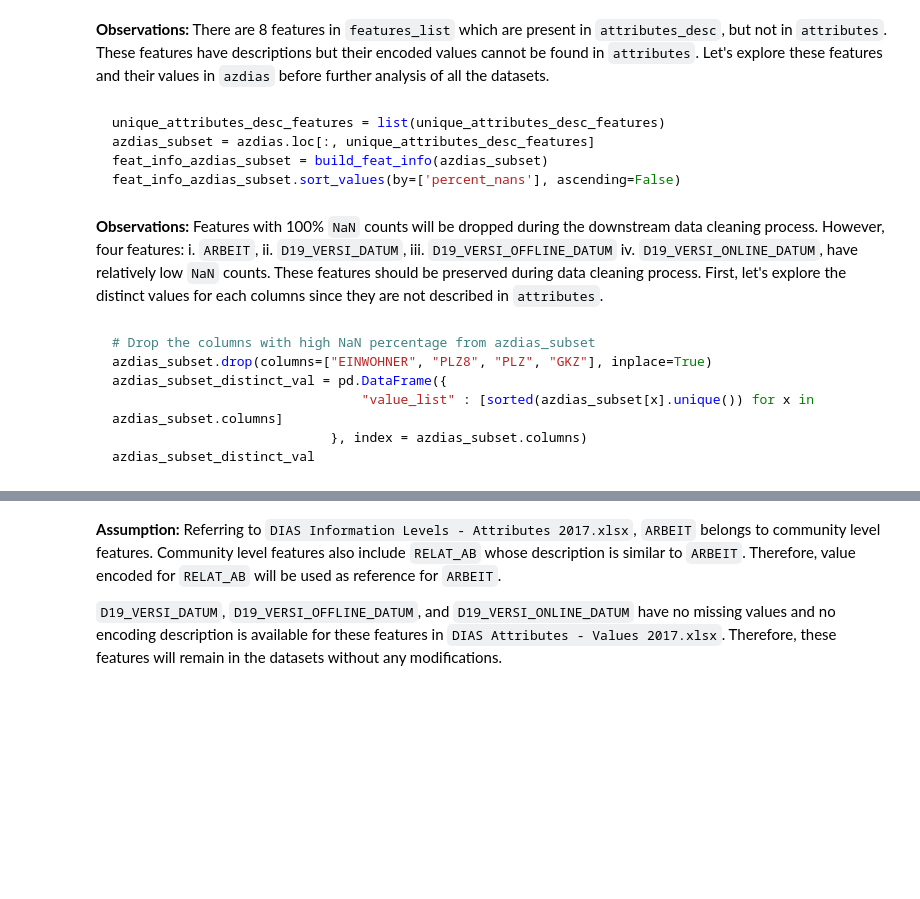
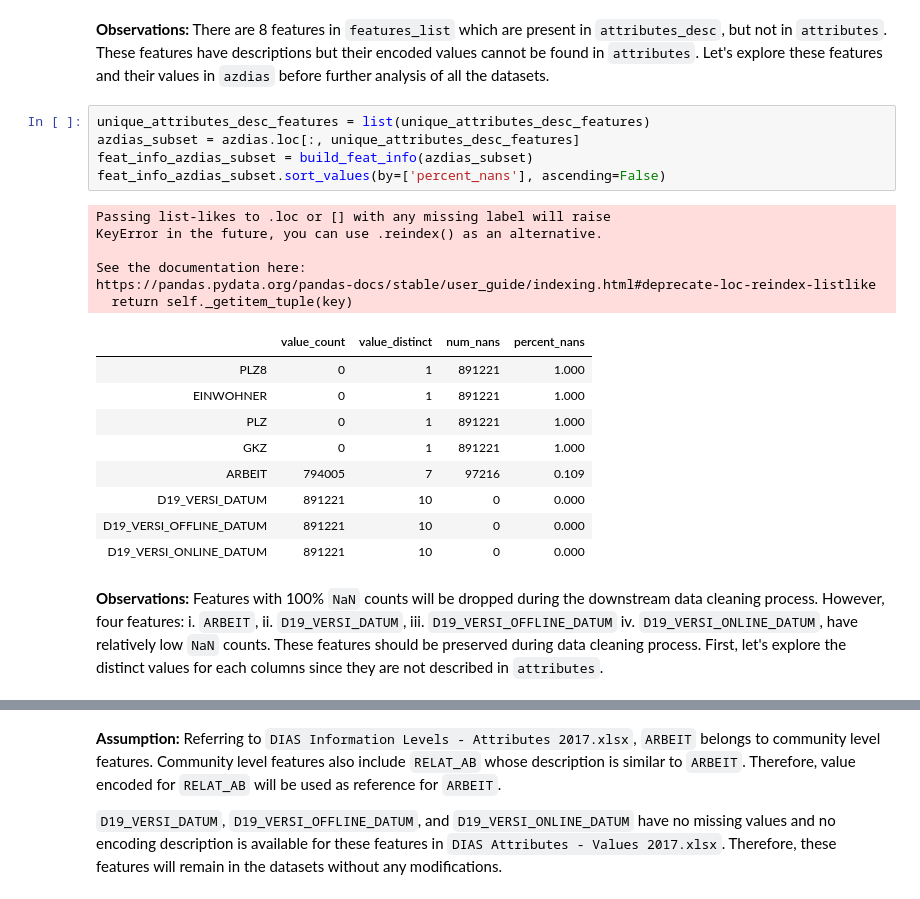
Before and after one commit to rezaabdullah/data_science_portfolio, a Jupyter notebook: capstone/Arvato_Project_Workbook_Draft.ipynb, the cells around one changed output, grey strips where cells are left out. Saved outputs shown, nothing was run; the diff lists cells and outputs as text; blank space fills up the shorter version.

````diff
--- a/capstone/Arvato_Project_Workbook_Draft.ipynb
+++ b/capstone/Arvato_Project_Workbook_Draft.ipynb
@@ -192,21 +211,26 @@ print("Number of common features: azdias_feat: {}, customers_feat: {}".format(le
 Number of common features: azdias_feat: 276, customers_feat: 276
 # %% [markdown]
 **Observations:** There are 8 features in `features_list` which are present in `attributes_desc`, but not in `attributes`. These features have descriptions but their encoded values cannot be found in `attributes`. Let's explore these features and their values in `azdias` before further analysis of all the datasets.
-# %% [markdown]
-```python
-unique_attributes_desc_features = list(unique_attributes_desc_features)
-azdias_subset = azdias.loc[:, unique_attributes_desc_features]
-feat_info_azdias_subset = build_feat_info(azdias_subset)
-feat_info_azdias_subset.sort_values(by=['percent_nans'], ascending=False)
-```
+# %%
+unique_attributes_desc_features = list(unique_attributes_desc_features)
+azdias_subset = azdias.loc[:, unique_attributes_desc_features]
+feat_info_azdias_subset = build_feat_info(azdias_subset)
+feat_info_azdias_subset.sort_values(by=['percent_nans'], ascending=False)
+# %% [output]
+Passing list-likes to .loc or [] with any missing label will raise
+KeyError in the future, you can use .reindex() as an alternative.
+
+See the documentation here:
+https://pandas.pydata.org/pandas-docs/stable/user_guide/indexing.html#deprecate-loc-reindex-listlike
+  return self._getitem_tuple(key)
+|  | value_count | value_distinct | num_nans | percent_nans |
+| PLZ8 | 0 | 1 | 891221 | 1.000 |
+| EINWOHNER | 0 | 1 | 891221 | 1.000 |
+| PLZ | 0 | 1 | 891221 | 1.000 |
+| GKZ | 0 | 1 | 891221 | 1.000 |
+| ARBEIT | 794005 | 7 | 97216 | 0.109 |
+| D19_VERSI_DATUM | 891221 | 10 | 0 | 0.000 |
+| D19_VERSI_OFFLINE_DATUM | 891221 | 10 | 0 | 0.000 |
+| D19_VERSI_ONLINE_DATUM | 891221 | 10 | 0 | 0.000 |
 # %% [markdown]
 **Observations:** Features with 100% `NaN` counts will be dropped during the downstream data cleaning process. However, four features: i. `ARBEIT`, ii. `D19_VERSI_DATUM`, iii. `D19_VERSI_OFFLINE_DATUM` iv. `D19_VERSI_ONLINE_DATUM`, have relatively low `NaN` counts. These features should be preserved during data cleaning process. First, let's explore the distinct values for each columns since they are not described in `attributes`.
-# %% [markdown]
-```python
-# Drop the columns with high NaN percentage from azdias_subset
-azdias_subset.drop(columns=["EINWOHNER", "PLZ8", "PLZ", "GKZ"], inplace=True)
-azdias_subset_distinct_val = pd.DataFrame({
-                                "value_list" : [sorted(azdias_subset[x].unique()) for x in azdias_subset.columns]
-                            }, index = azdias_subset.columns)
-azdias_subset_distinct_val
-```
````
Also changed, not shown: parts of 15 cells of this notebook.
